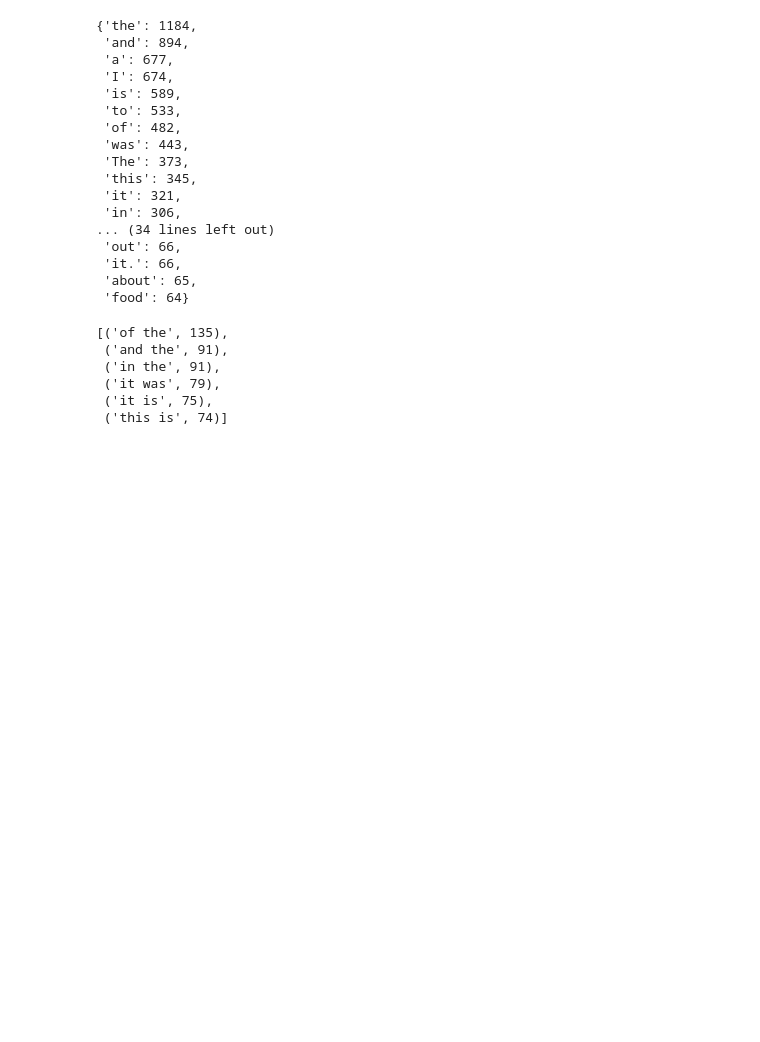
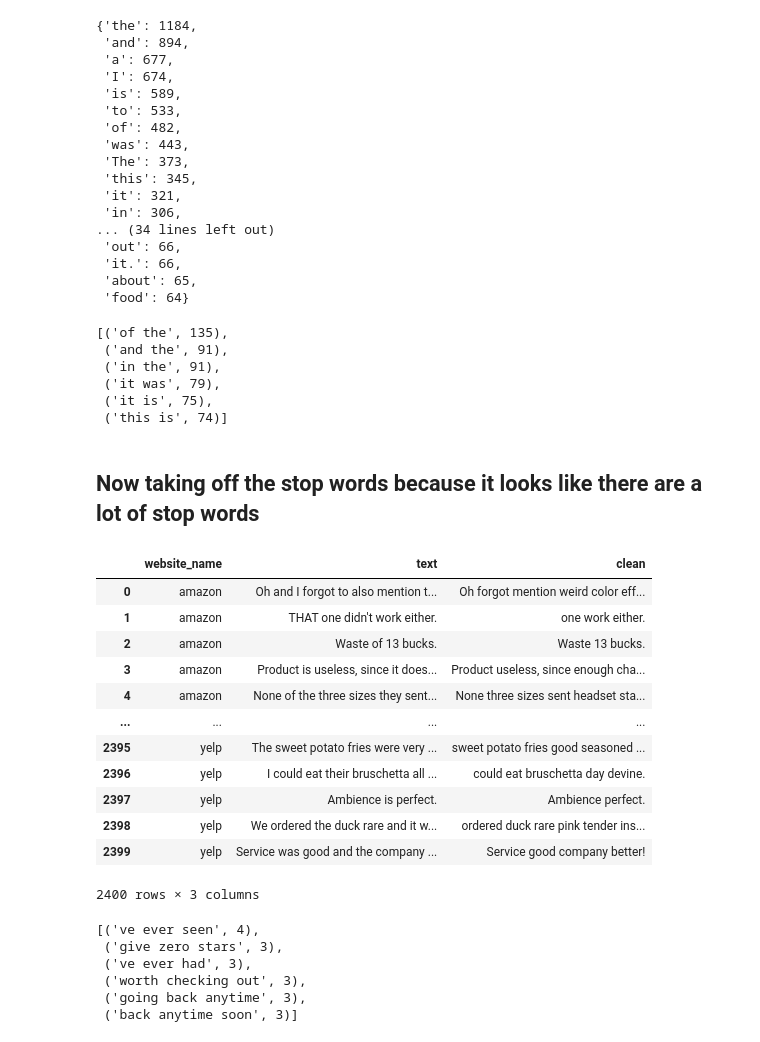
Before and after one commit to roydipta/cs135_project2, a Jupyter notebook: data/final_notebook.ipynb, the cells around one changed output. Cells and saved outputs as stored; diff of their text form; code cells hidden in the pictures; blank space fills up the shorter version.

```diff
--- a/data/final_notebook.ipynb
+++ b/data/final_notebook.ipynb
@@ -269,3 +269,45 @@ get_top_text_ngrams(x.text, 6, 2)  #testing out function
  ('it was', 79),
  ('it is', 75),
  ('this is', 74)]
+# %% [markdown]
+## Now taking off the stop words because it looks like there are a lot of stop words
+# %%
+stop = set(stopwords.words('english'))
+punctuation = list(string.punctuation)
+stop.update(punctuation)
+# %%
+stop = stopwords.words('english') + punctuation + ["said", "want", "think", "way", "say", "saying", "last week", "also", "show", "like", "much", "come", "would", "video", "even", ]
+# %%
+def remove_stopwords(text):
+    final_text = []
+    for i in text.split():
+        if i.strip().lower() not in stop:
+            final_text.append(i.strip())
+    return " ".join(final_text)
+# %%
+x['clean'] = x.text.apply(remove_stopwords)
+# %%
+x
+# %% [output]
+|  | website_name | text | clean |
+| 0 | amazon | Oh and I forgot to also mention t... | Oh forgot mention weird color eff... |
+| 1 | amazon | THAT one didn't work either. | one work either. |
+| 2 | amazon | Waste of 13 bucks. | Waste 13 bucks. |
+| 3 | amazon | Product is useless, since it does... | Product useless, since enough cha... |
+| 4 | amazon | None of the three sizes they sent... | None three sizes sent headset sta... |
+| ... | ... | ... | ... |
+| 2395 | yelp | The sweet potato fries were very ... | sweet potato fries good seasoned ... |
+| 2396 | yelp | I could eat their bruschetta all ... | could eat bruschetta day devine. |
+| 2397 | yelp | Ambience is perfect. | Ambience perfect. |
+| 2398 | yelp | We ordered the duck rare and it w... | ordered duck rare pink tender ins... |
+| 2399 | yelp | Service was good and the company ... | Service good company better! |
+2400 rows × 3 columns
+# %%
+get_top_text_ngrams(x.clean, 6, 3)
+# %% [output]
+[('ve ever seen', 4),
+ ('give zero stars', 3),
+ ('ve ever had', 3),
+ ('worth checking out', 3),
+ ('going back anytime', 3),
+ ('back anytime soon', 3)]
```
Also changed, not shown: parts of 3 cells of this notebook.
